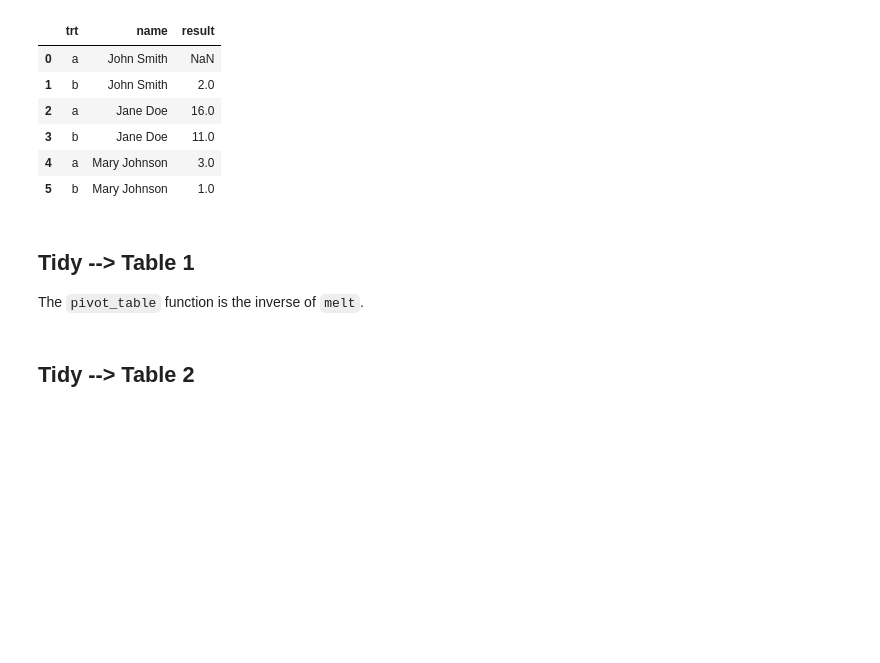
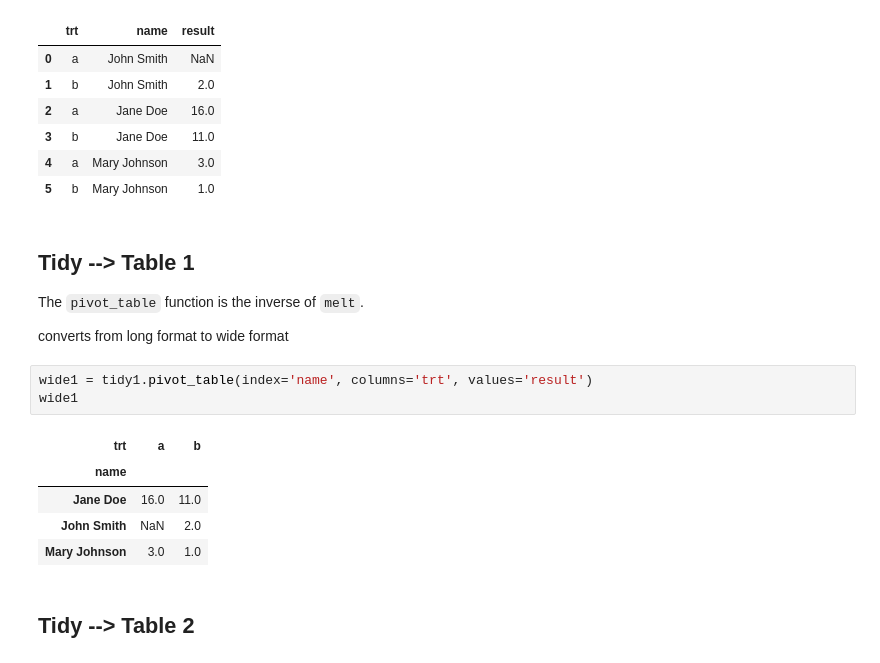
Before and after one commit to Bhavani-Rajan/DS-Unit-1-Sprint-2-Data-Wrangling-and-Storytelling, a Jupyter notebook: module1-join-and-reshape-data/LS_DS_121_Join_and_Reshape_Data.ipynb, the cells around one changed output. Saved outputs shown, nothing was run; the diff lists cells and outputs as text; blank space fills up the shorter version.

```diff
--- a/module1-join-and-reshape-data/LS_DS_121_Join_and_Reshape_Data.ipynb
+++ b/module1-join-and-reshape-data/LS_DS_121_Join_and_Reshape_Data.ipynb
@@ -667,6 +669,17 @@ tidy2
 ## Tidy --> Table 1
 
 The `pivot_table` function is the inverse of `melt`.
+
+converts from long format to wide format
+# %%
+wide1 = tidy1.pivot_table(index='name', columns='trt', values='result')
+wide1
+# %% [output]
+| trt | a | b |
+| name |  |  |
+| Jane Doe | 16.0 | 11.0 |
+| John Smith | NaN | 2.0 |
+| Mary Johnson | 3.0 | 1.0 |
 # %% [markdown]
 ## Tidy --> Table 2
 # %%
```
Also changed, not shown: parts of 4 cells of this notebook.
